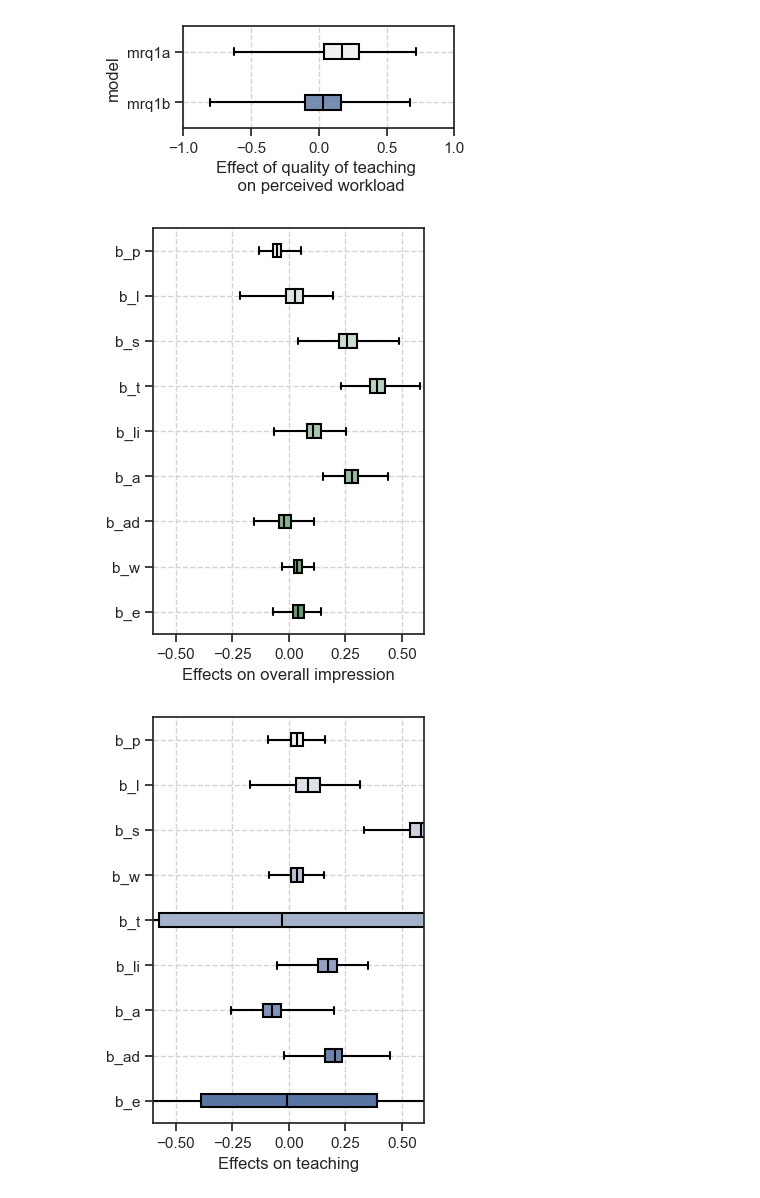
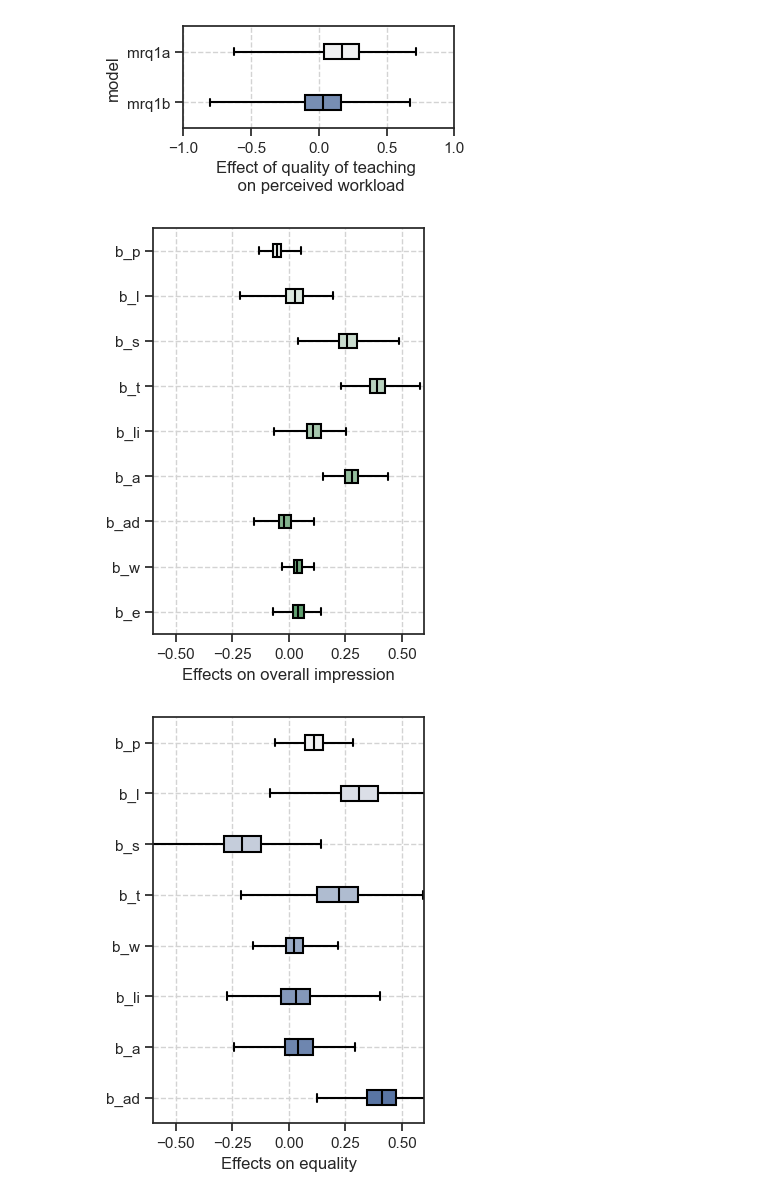
Before and after one commit to martinheyn/causal_course_eval, a Jupyter notebook: module_4_plotting.ipynb, the cells around one changed output. Drawn from its saved outputs; the diff is of its cells as text; code cells hidden in the pictures.

Commit message:
new model

```diff
--- a/module_4_plotting.ipynb
+++ b/module_4_plotting.ipynb
@@ -84,25 +82,25 @@ def plot_pretty_boxplot_multivar(dataframe, filename, xdown, xup, label, palette
 # %%
 custom = {"grid.linestyle": "dashed", "grid.color": "lightgrey"}
 sns.set_theme(style="ticks", rc = custom)
 
 model_m1_subset = model_m1.drop(columns=["a", "sigma", "model"])
 #model_m1_subset.columns = ["Swedish", "Prerequisites", "Learning Outcome", "Course Structure", "Teaching", "Literature", "Assessment", "Administration", "Workload", "Inequality"]
 plot_pretty_boxplot_multivar(model_m1_subset, "mrq1a", -0.6, 0.6, 'Effects on overall impression', "light:g")
 
-model_mteach_subset = model_mteach.drop(columns=["a_0", "sigma", "model"])
+model_mequality_new_subset = model_mequality_new.drop(columns=["a_0", "sigma", "model"])
 #model_m1_subset.columns = ["Swedish", "Prerequisites", "Learning Outcome", "Course Structure", "Teaching", "Literature", "Assessment", "Administration", "Workload", "Inequality"]
-plot_pretty_boxplot_multivar(model_mteach_subset, "mteach", -0.6, 0.6, 'Effects on teaching', "light:b")
+plot_pretty_boxplot_multivar(model_mequality_new_subset, "mteach", -0.6, 0.6, 'Effects on equality', "light:b")
 
 model_mrq1a_subset = model_mrq1a.drop(columns=["a_0", "sigma", "model"])
 #model_mrq1a_subset.columns = ["Prerequisites", "Learning Outcome", "Course Structure", "Teaching", "Literature", "Assessment", "Administration", "Inequality"]
 plot_pretty_boxplot_multivar(model_mrq1a_subset, "mrq1a", -1.5, 1.5, 'Effects on perceived workload', "light:b")
 
 model_mrq1b_subset = model_mrq1b.drop(columns=["a_0", "a_o", "sigma", "tau", "model"])
 model_mrq1b_subset = model_mrq1b_subset.iloc[:, :9]
 #model_mrq1b_subset.columns = ["Prerequisites", "Learning Outcome", "Course Structure", "Teaching", "Literature", "Assessment", "Administration", "Inequality", "Overall Impression"]
 plot_pretty_boxplot_multivar(model_mrq1b_subset, "mrq1b", -1.5, 1.5, 'Effects on perceived workload', "light:y")
 # %% [output]
 [figure]
-[figure, old version]
+[figure, new version]
 [figure]
 [figure]
```
Also changed, not shown: parts of 1 cell of this notebook, 3 other files.
